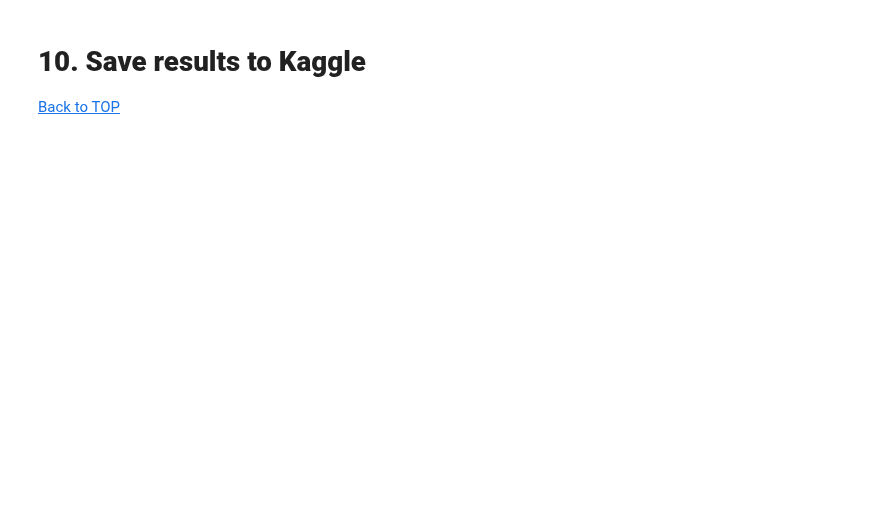
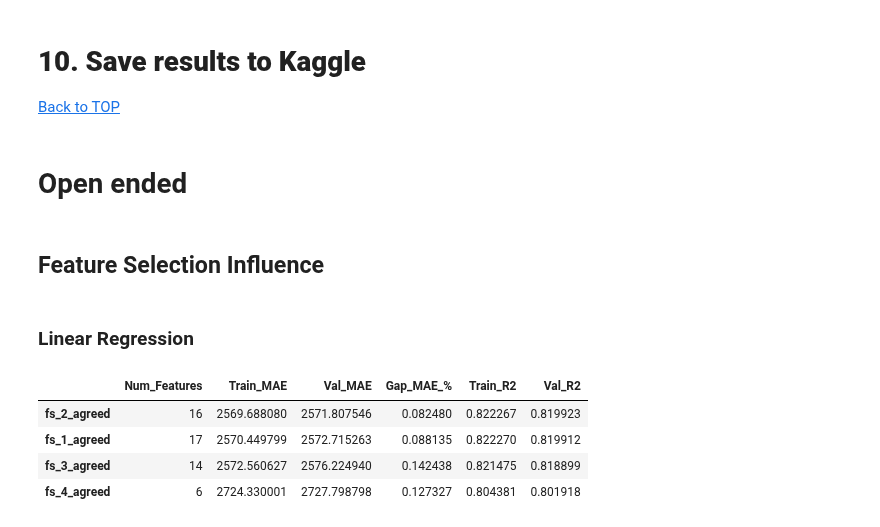
Before and after one commit to mariamiguel720/Machine-Learning-Project-25-26, a Jupyter notebook: ENTREGA FINAL/notebooks/Notebook_Compilado_Maria.ipynb, the cells around one changed output. Drawn from its saved outputs; the diff is of its cells as text; code cells hidden in the pictures; blank space fills up the shorter version.

```diff
--- a/ENTREGA FINAL/notebooks/Notebook_Compilado_Maria.ipynb
+++ b/ENTREGA FINAL/notebooks/Notebook_Compilado_Maria.ipynb
@@ -680,6 +678,9 @@ X_train.shape
 
 Filter methods are ideal for an initial screening of high-dimensional datasets due to their simplicity, even though they are considered less effective than model-based methods.
 In this section, we will explore three filter-based techniques to select the features.
+# %%
+X_train_no_fs = X_train.copy()
+X_val_no_fs = X_val.copy()
 # %% [markdown]
 <a class="anchor" id="5_1_1">
 
@@ -888,18 +882,10 @@ test_final = test[all_selected_features]
 # %%
-# We will also create datasets for each feature selection method to compare model performance later
-
-# Create datasets for each feature selection method
-X_train_fm = X_train[filter_cols]
-X_val_fm = X_val[filter_cols]
-
-X_train_wm = X_train[wrapped_cols]
-X_val_wm = X_val[wrapped_cols]
-
-X_train_emb = X_train[embedded_cols]
-X_val_emb = X_val[embedded_cols]
-
-X_train_fi = X_train[feature_importance_cols]
-X_val_fi = X_val[feature_importance_cols]
+# Create a list of feature selection lists for different agreement levels
+fs_dict = {}
+for i in range(1,5):
+    fs_cols = comparison_feature_selection(X_train[fm_2], filter_cols, wrapped_cols, embedded_cols,
+                                                 feature_importance_cols, n_agreed=i)[0]
+    fs_dict[f'fs_{i}_agreed'] = fs_cols
 # %% [markdown]
 <a class="anchor" id="1">
 
@@ -1582,3 +1581,18 @@ best_model_df = pd.DataFrame({
 
 # Save predictions to CSV
 best_model_df.to_csv(f"{selected_dir}/predictions_rf_default.csv", index=False)
+# %% [markdown]
+# Open ended
+# %% [markdown]
+## Feature Selection Influence
+# %% [markdown]
+### Linear Regression
+# %%
+# Apply comparison function that compares model performance across different feature sets
+compare_feature_sets(fs_dict, LinearRegression(), X_train_no_fs, y_train, X_val_no_fs, y_val)
+# %% [output]
+|  | Num_Features | Train_MAE | Val_MAE | Gap_MAE_% | Train_R2 | Val_R2 |
+| fs_2_agreed | 16 | 2569.688080 | 2571.807546 | 0.082480 | 0.822267 | 0.819923 |
+| fs_1_agreed | 17 | 2570.449799 | 2572.715263 | 0.088135 | 0.822270 | 0.819912 |
+| fs_3_agreed | 14 | 2572.560627 | 2576.224940 | 0.142438 | 0.821475 | 0.818899 |
+| fs_4_agreed | 6 | 2724.330001 | 2727.798798 | 0.127327 | 0.804381 | 0.801918 |
```
Also changed, not shown: parts of 18 cells of this notebook, 2 other files.
